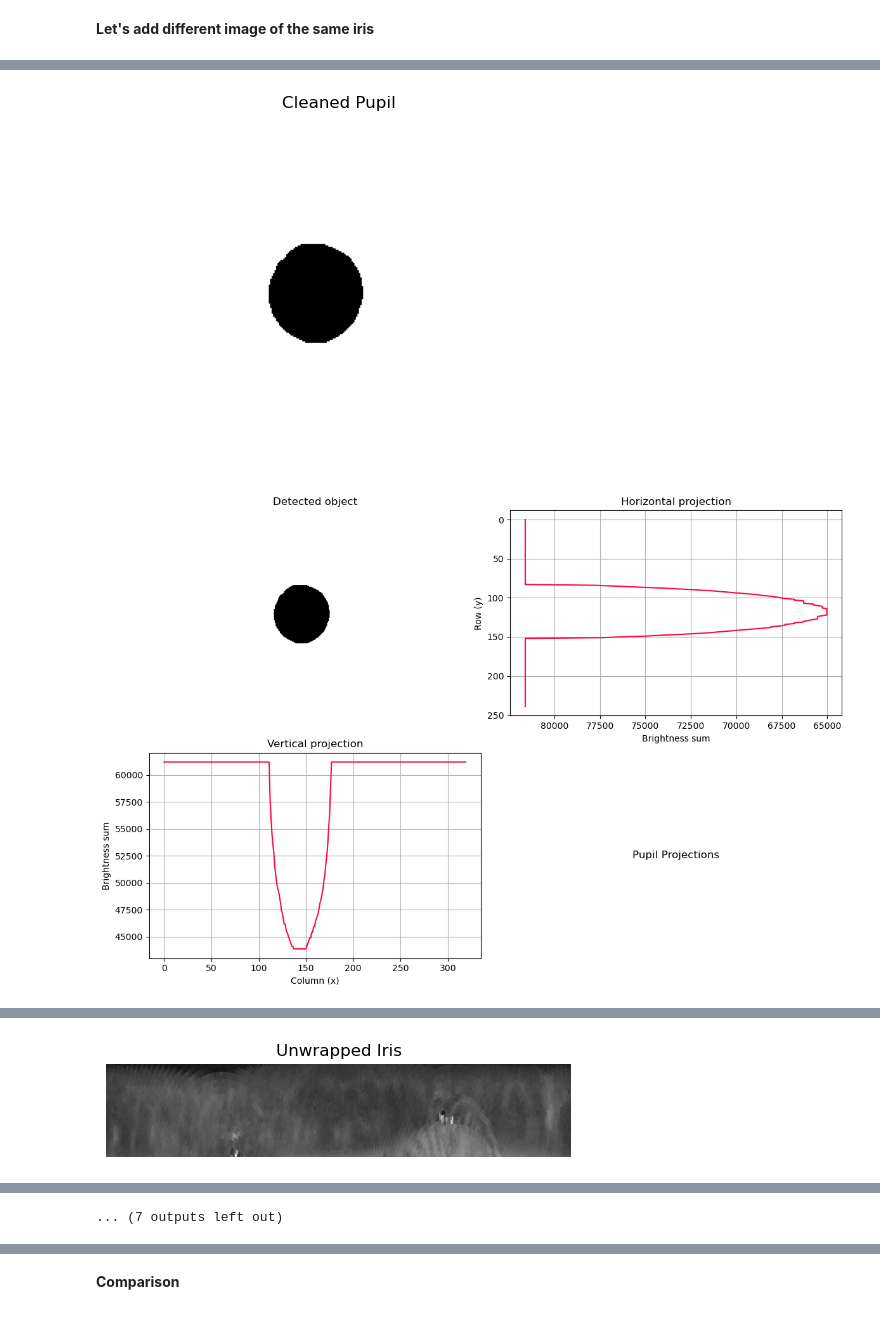
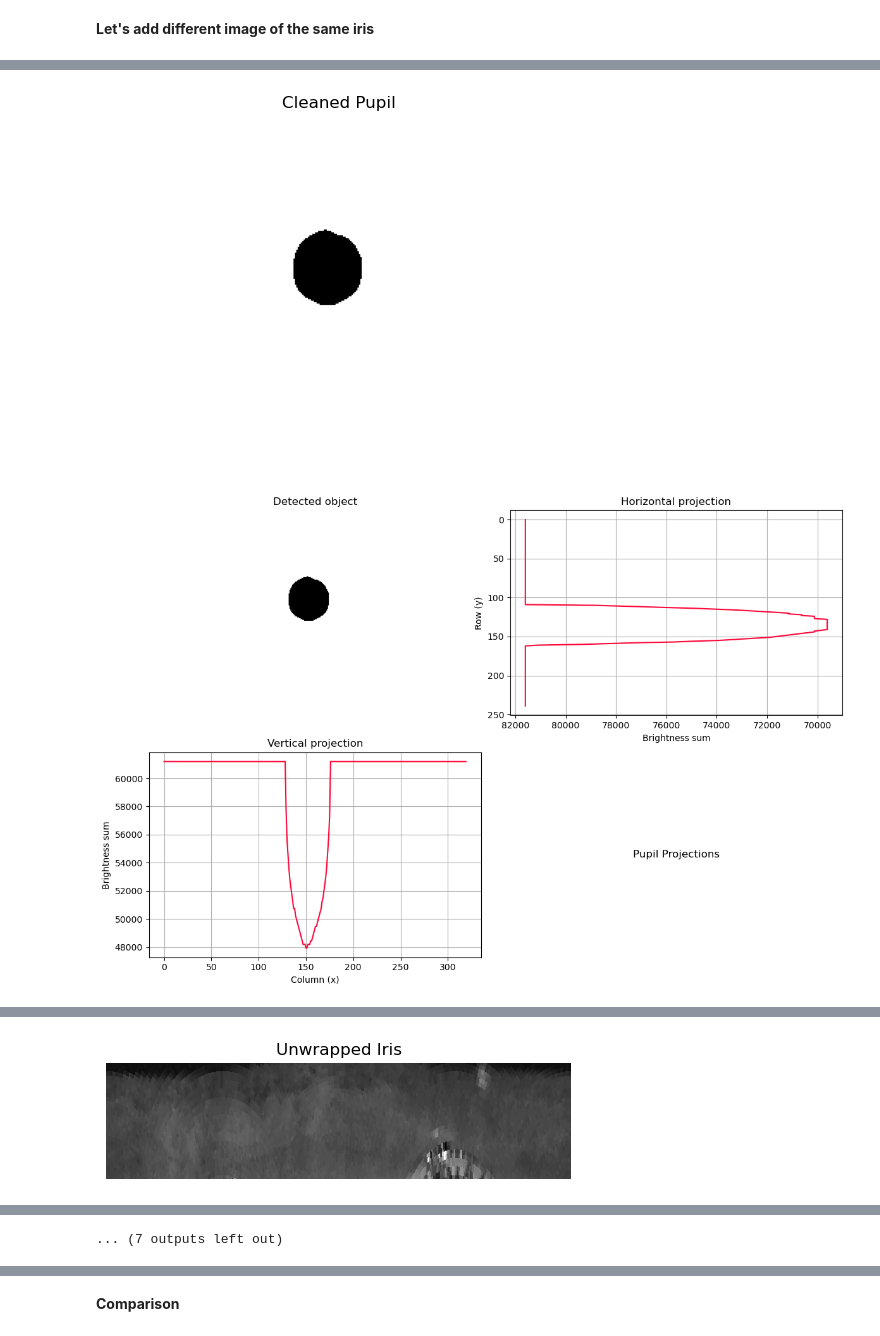
Before and after one commit to FylypO/IrisRecognition, a Jupyter notebook: IrisRecognition.ipynb, the cells around one changed output, grey strips where cells are left out. Cells and saved outputs as stored; diff of their text form; code cells hidden in the pictures.

```diff
--- a/IrisRecognition.ipynb
+++ b/IrisRecognition.ipynb
@@ -156,7 +156,7 @@ class IrisSegmenter:
         return output
 
 
-    def unwrap_iris(self, output_shape=(200, 1000)):
+    def unwrap_iris(self, output_shape=(128, 512)):
 
         height, width = output_shape
         unwrapped = np.zeros(output_shape, dtype=np.uint8)
@@ -293,7 +293,7 @@ class IrisSegmenter:
         plt.show()
 
 
-    def process(self, Xi, Xp, diff):
+    def process(self, Xi, Xp, diff=0.3):
 
         self.detect_pupil(Xp, diff)
         self.detect_iris(Xi, diff)
@@ -480,6 +480,6 @@ coder.hamming_distance(coder, max_shift=8)
 # %% [markdown]
 **Let's add different image of the same iris**
 # %%
-processor2 = IrisSegmenter("./data/MMU-Iris-Database/10/right/fionar5.bmp")
-processor2.process(Xi=1.5, Xp=3.5, diff=0.3)
+processor2 = IrisSegmenter("./data/MMU-Iris-Database/1/right/aevar2.bmp")
+processor2.process(Xi=2.2, Xp=5.0)
 # %% [output]
@@ -488,2 +488,2 @@ processor2.process(Xi=1.5, Xp=3.5, diff=0.3)
-[figure, old version]
+[figure, new version]
-[figure, old version]
+[figure, new version]
@@ -495 +495 @@ processor2.process(Xi=1.5, Xp=3.5, diff=0.3)
-[figure, old version]
+[figure, new version]
```
Also changed, not shown: parts of 9 cells of this notebook, 1 other file.
